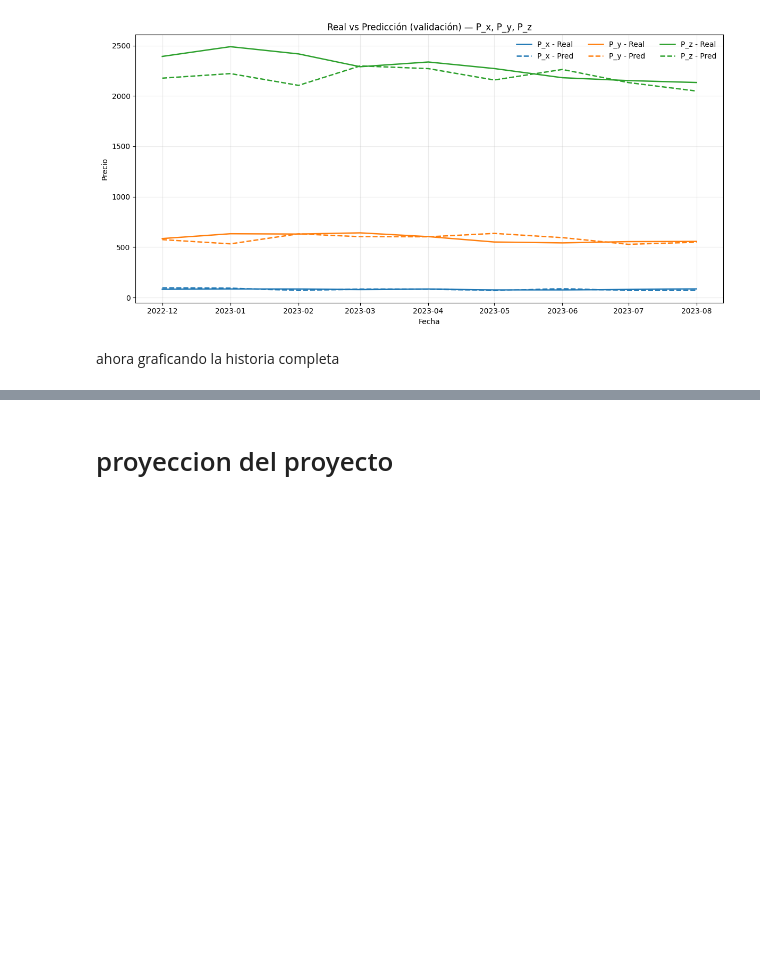
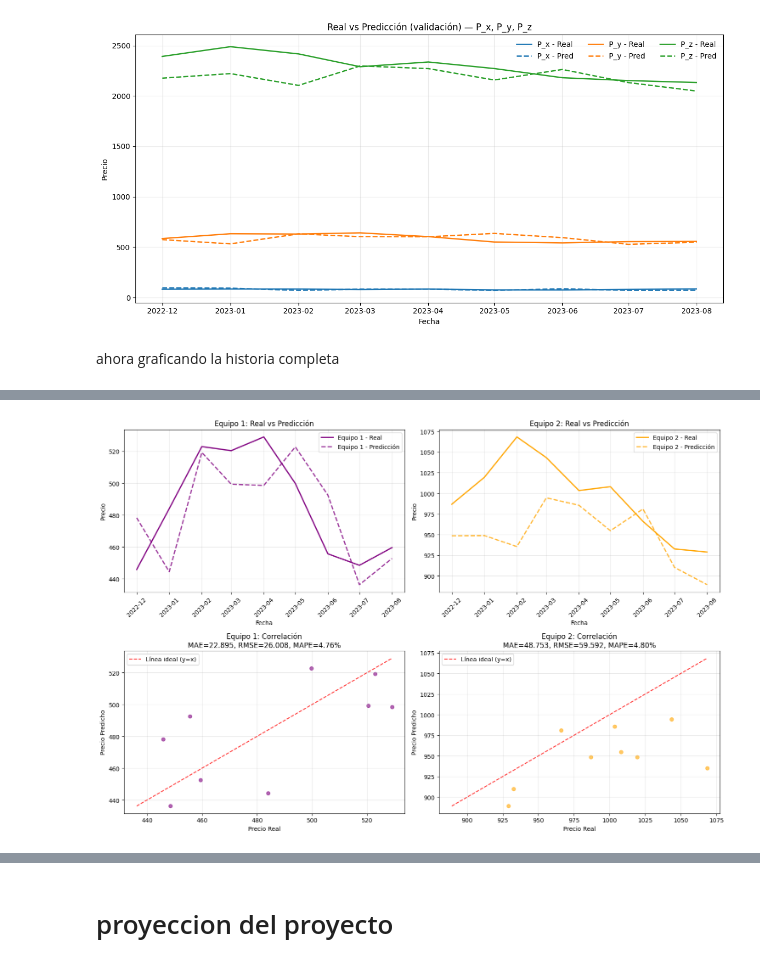
Before and after one commit to dpintog/Prueba1, a Jupyter notebook: codigo_p1.ipynb, the cells around one changed output, grey strips where cells are left out. Cells and saved outputs as stored; diff of their text form; code cells hidden in the pictures; blank space fills up the shorter version.

Commit message:
feat(metricasEquipos) se calcularon las metricas de MAE RMSE y MAPE para los equipos 1 y 2 asi como nuevas gráficas

```diff
--- a/codigo_p1.ipynb
+++ b/codigo_p1.ipynb
@@ -784,0 +958,78 @@ c:\Users\pinto\OneDrive\Documentos\DK\Prueba Técnica Cientifico de Datos\Prueba
+# %%
+# Visualización de predicciones vs valores reales para equipos
+if len(equipment_df) > 0:
+    fig, axes = plt.subplots(2, 2, figsize=(15, 10))
+
+    # Subplot 1: Equipo 1 - Serie temporal
+    axes[0, 0].plot(equipment_df["Date"], equipment_df["Equipo1_true"],
+                    label="Equipo 1 - Real", color="purple", linewidth=2)
+    axes[0, 0].plot(equipment_df["Date"], equipment_df["Equipo1_pred"],
+                    label="Equipo 1 - Predicción", color="purple", linewidth=2, linestyle="--", alpha=0.8)
+    axes[0, 0].set_title("Equipo 1: Real vs Predicción")
+    axes[0, 0].set_xlabel("Fecha")
+    axes[0, 0].set_ylabel("Precio")
+    axes[0, 0].legend()
+    axes[0, 0].grid(True, alpha=0.3)
+    axes[0, 0].tick_params(axis='x', rotation=45)
+
+    # Subplot 2: Equipo 2 - Serie temporal
+    axes[0, 1].plot(equipment_df["Date"], equipment_df["Equipo2_true"],
+                    label="Equipo 2 - Real", color="orange", linewidth=2)
+    axes[0, 1].plot(equipment_df["Date"], equipment_df["Equipo2_pred"],
+                    label="Equipo 2 - Predicción", color="orange", linewidth=2, linestyle="--", alpha=0.8)
+    axes[0, 1].set_title("Equipo 2: Real vs Predicción")
+    axes[0, 1].set_xlabel("Fecha")
+    axes[0, 1].set_ylabel("Precio")
+    axes[0, 1].legend()
+    axes[0, 1].grid(True, alpha=0.3)
+    axes[0, 1].tick_params(axis='x', rotation=45)
+
+    # Subplot 3: Equipo 1 - Scatter plot
+    axes[1, 0].scatter(equipment_df["Equipo1_true"], equipment_df["Equipo1_pred"],
+                       alpha=0.6, color="purple")
+
+    # Línea de referencia y = x
+    min_val = min(equipment_df["Equipo1_true"].min(), equipment_df["Equipo1_pred"].min())
+    max_val = max(equipment_df["Equipo1_true"].max(), equipment_df["Equipo1_pred"].max())
+    axes[1, 0].plot([min_val, max_val], [min_val, max_val], 'r--', alpha=0.8, label="Línea ideal (y=x)")
+
+    axes[1, 0].set_xlabel("Precio Real")
+    axes[1, 0].set_ylabel("Precio Predicho")
+    axes[1, 0].set_title(f"Equipo 1: Correlación\nMAE={equipo1_mae:.3f}, RMSE={equipo1_rmse:.3f}, MAPE={equipo1_mape:.2f}%")
+    axes[1, 0].legend()
+    axes[1, 0].grid(True, alpha=0.3)
+
+    # Subplot 4: Equipo 2 - Scatter plot
+    axes[1, 1].scatter(equipment_df["Equipo2_true"], equipment_df["Equipo2_pred"],
+                       alpha=0.6, color="orange")
+
+    # Línea de referencia y = x
+    min_val = min(equipment_df["Equipo2_true"].min(), equipment_df["Equipo2_pred"].min())
+    max_val = max(equipment_df["Equipo2_true"].max(), equipment_df["Equipo2_pred"].max())
+    axes[1, 1].plot([min_val, max_val], [min_val, max_val], 'r--', alpha=0.8, label="Línea ideal (y=x)")
+
+    axes[1, 1].set_xlabel("Precio Real")
+    axes[1, 1].set_ylabel("Precio Predicho")
+    axes[1, 1].set_title(f"Equipo 2: Correlación\nMAE={equipo2_mae:.3f}, RMSE={equipo2_rmse:.3f}, MAPE={equipo2_mape:.2f}%")
+    axes[1, 1].legend()
+    axes[1, 1].grid(True, alpha=0.3)
+
+    plt.tight_layout()
+    plt.show()
+
+    # Mostrar estadísticas adicionales
+    print(f"\n📈 ANÁLISIS ADICIONAL DE EQUIPOS:")
+    print(f"Equipo 1:")
+    print(f"  - Correlación: {equipment_df['Equipo1_true'].corr(equipment_df['Equipo1_pred']):.4f}")
+    print(f"  - Error medio: {(equipment_df['Equipo1_pred'] - equipment_df['Equipo1_true']).mean():.4f}")
+    print(f"  - Error std: {(equipment_df['Equipo1_pred'] - equipment_df['Equipo1_true']).std():.4f}")
+
+    print(f"\nEquipo 2:")
+    print(f"  - Correlación: {equipment_df['Equipo2_true'].corr(equipment_df['Equipo2_pred']):.4f}")
+    print(f"  - Error medio: {(equipment_df['Equipo2_pred'] - equipment_df['Equipo2_true']).mean():.4f}")
+    print(f"  - Error std: {(equipment_df['Equipo2_pred'] - equipment_df['Equipo2_true']).std():.4f}")
+
+else:
+    print("No hay datos de equipos para visualizar.")
+# %% [output]
+[figure, added]
```
Also changed, not shown: parts of 6 cells of this notebook.
